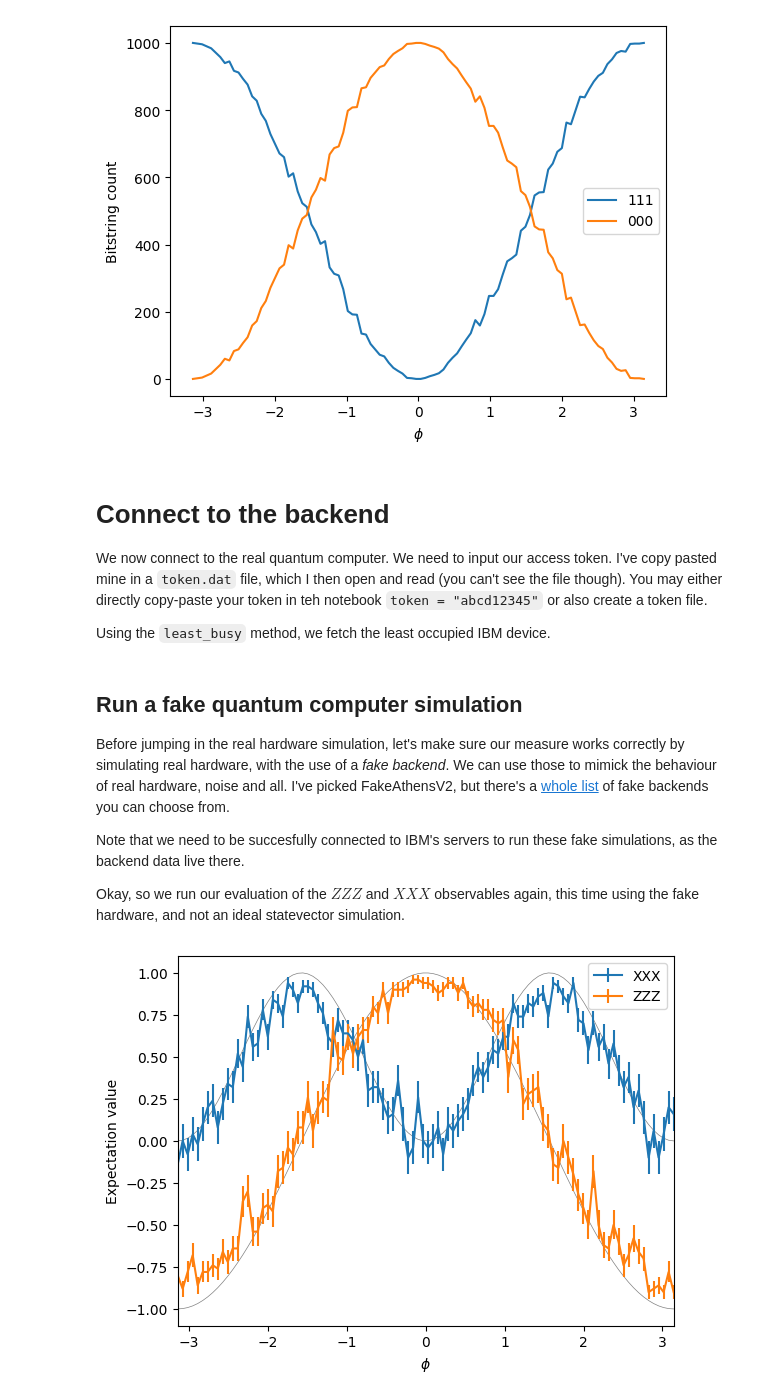
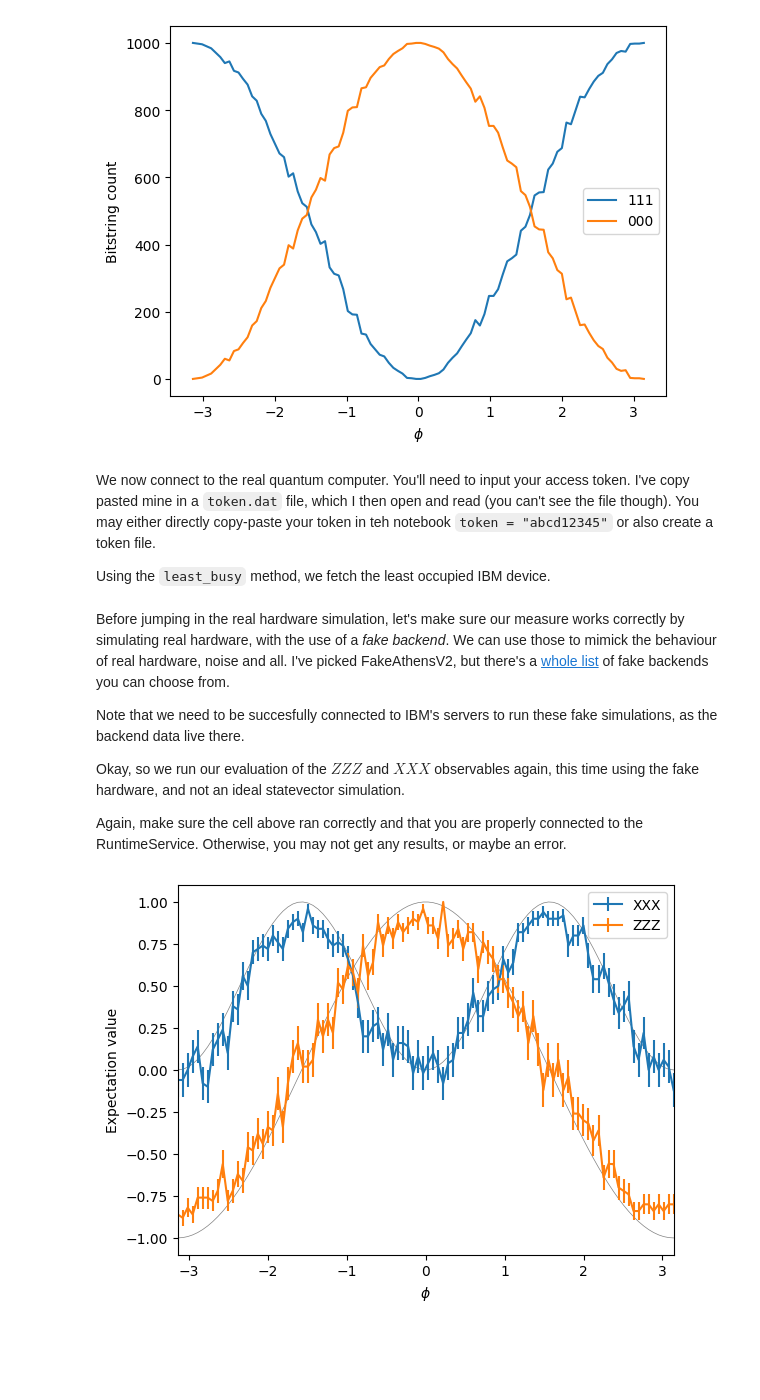
Before and after one commit to lmarti-dev/qiskit-tutorials, a Jupyter notebook: notebooks/solutions/07a_connect_to_ibmq.ipynb, the cells around one changed output. Saved outputs shown, nothing was run; the diff lists cells and outputs as text; code cells hidden in the pictures; blank space fills up the shorter version.

Commit message:
connect to ibm and final notebooks are live

```diff
--- a/notebooks/solutions/07a_connect_to_ibmq.ipynb
+++ b/notebooks/solutions/07a_connect_to_ibmq.ipynb
@@ -150,9 +136,7 @@ ax.set_ylabel("Bitstring count")
 Text(0, 0.5, 'Bitstring count')
 [figure]
 # %% [markdown]
-# Connect to the backend
-
-We now connect to the real quantum computer. We need to input our access token. I've copy pasted mine in a `token.dat` file, which I then open and read (you can't see the file though). You may either directly copy-paste your token in teh notebook `token = "abcd12345"` or also create a token file.
+We now connect to the real quantum computer. You'll need to input your access token. I've copy pasted mine in a `token.dat` file, which I then open and read (you can't see the file though). You may either directly copy-paste your token in teh notebook `token = "abcd12345"` or also create a token file.
 
 Using the `least_busy` method, we fetch the least occupied IBM device.
 # %%
@@ -163,51 +148,52 @@ service = QiskitRuntimeService(channel="ibm_quantum", token=token)
 
 real_backend = service.least_busy(simulator=False, operational=True,min_num_qubits=3)
 # %% [markdown]
-## Run a fake quantum computer simulation
-
 Before jumping in the real hardware simulation, let's make sure our measure works correctly by simulating real hardware, with the use of a _fake backend_. We can use those to mimick the behaviour of real hardware, noise and all. I've picked FakeAthensV2, but there's a [whole list](https://docs.quantum.ibm.com/api/qiskit/0.37/providers_fake_provider) of fake backends you can choose from.
 
 Note that we need to be succesfully connected to IBM's servers to run these fake simulations, as the backend data live there.
 
 Okay, so we run our evaluation of the $ZZZ$ and $XXX$ observables again, this time using the fake hardware, and not an ideal statevector simulation.
+
+Again, make sure the cell above ran correctly and that you are properly connected to the RuntimeService. Otherwise, you may not get any results, or maybe an error.
 # %%
 from qiskit_ibm_runtime.fake_provider import FakeAthensV2
 from qiskit_ibm_runtime import EstimatorV2
 from qiskit.transpiler.preset_passmanagers import generate_preset_pass_manager
-
+from qiskit_aer import AerSimulator
 
 def backend_estimate_observables(
     backend, circuit: QuantumCircuit, observables: list, param_sweep: np.ndarray,n_shots:int
 ):
     estimator = EstimatorV2(backend)
     pm = generate_preset_pass_manager(backend=backend, optimization_level=1)
     isa_circuit = pm.run(circuit)
 
     mapped_observables = [
         [observable[0].apply_layout(isa_circuit.layout)] for observable in observables
     ]
 
     # now you specify precision rather than shots, but for our estimator, it's just
     # shots = int(np.ceil(1.0 / precision**2))
     #
 
     job = estimator.run([(isa_circuit, mapped_observables, param_sweep)],precision=np.sqrt(1/n_shots))
     result = job.result()[0]
     return result
 
 n_shots=100
 fake_backend = FakeAthensV2()
+backend_sim = AerSimulator.from_backend(fake_backend)
 fake_result = backend_estimate_observables(
-    backend=fake_backend, circuit=circuit, observables=observables, param_sweep=fine_param_sweep,n_shots=n_shots
+    backend=backend_sim, circuit=circuit, observables=observables, param_sweep=fine_param_sweep,n_shots=n_shots
 )
 
 plot_estimator_result(
     result=fake_result,
     param_sweep=fine_param_sweep,
     observables=observables,
     overlay_param_sweep=fine_param_sweep,
     overlay_result=ideal_result
     )
 # %% [output]
-[figure, old version]
+[figure, new version]
 # %% [markdown]
```
Also changed, not shown: parts of 13 cells of this notebook, 1 other file.
